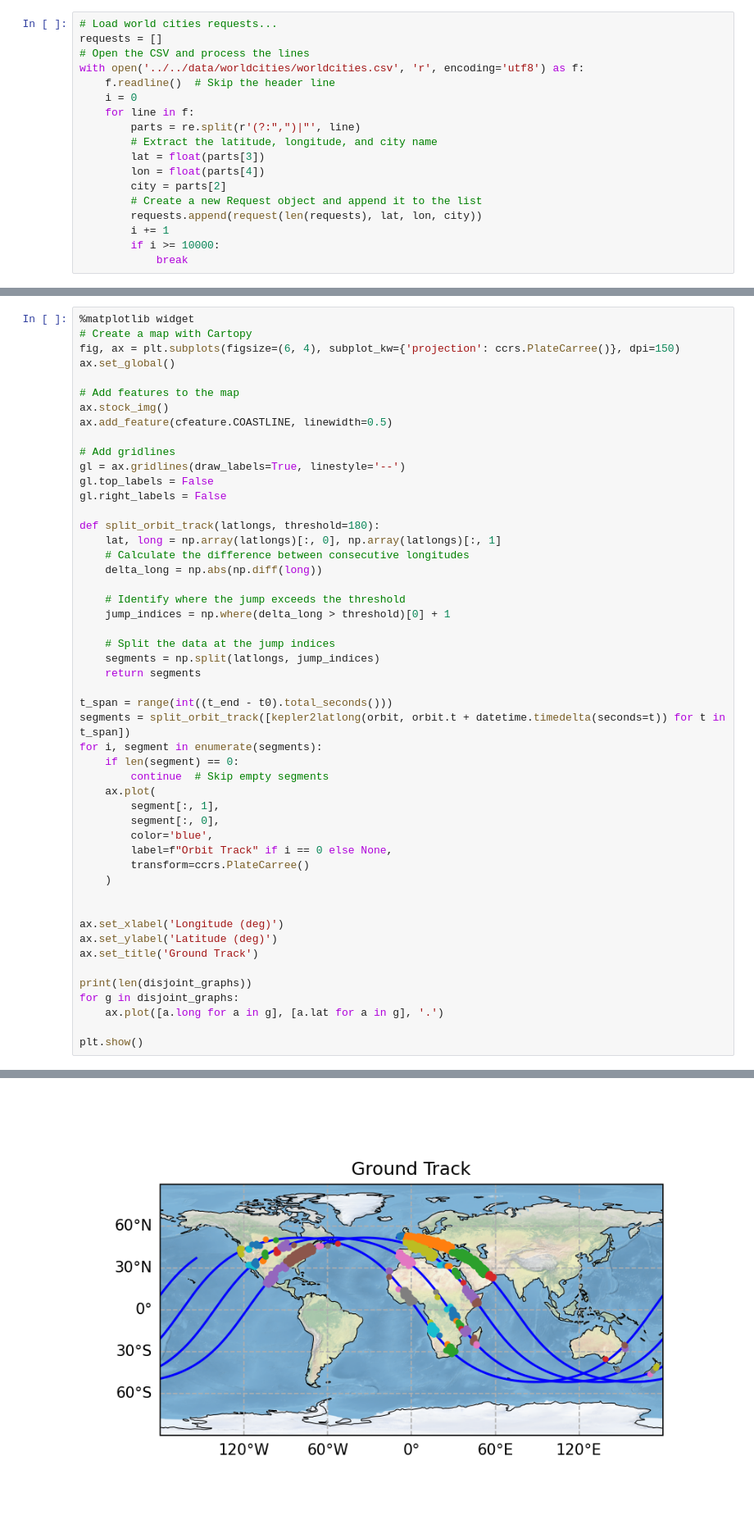
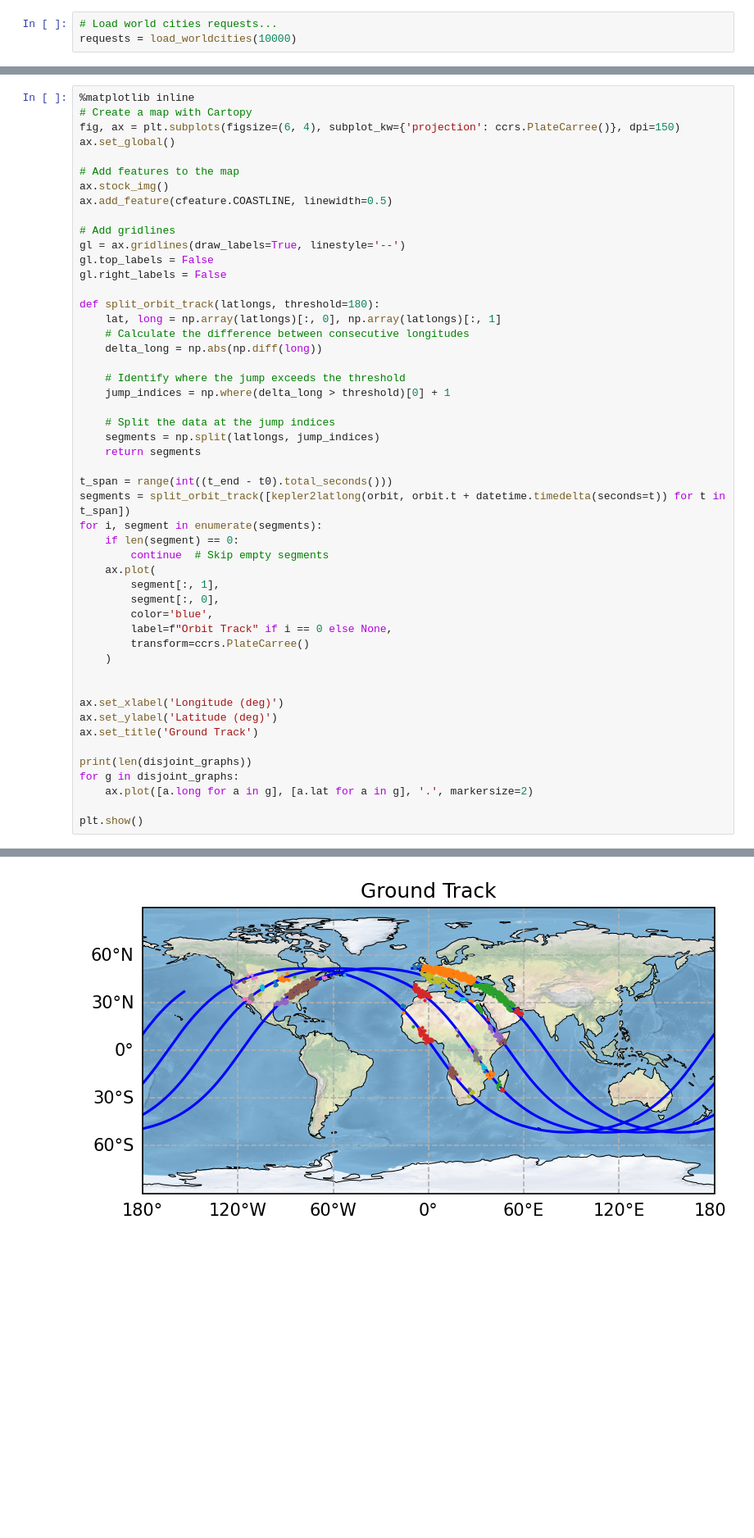
Before and after one commit to Shreeyam/phd_code, a Jupyter notebook: notebooks/exploration/cut_vertex.ipynb, the cells around one changed output, grey strips where cells are left out. Shown at 82% size. Drawn from its saved outputs; the diff is of its cells as text; blank space fills up the shorter version.

```diff
--- a/notebooks/exploration/cut_vertex.ipynb
+++ b/notebooks/exploration/cut_vertex.ipynb
@@ -22,24 +17,9 @@ from schedulers import *
 
 %load_ext autoreload
 %autoreload 2
-# %%
-# Load world cities requests...
-requests = []
-# Open the CSV and process the lines
-with open('../../data/worldcities/worldcities.csv', 'r', encoding='utf8') as f:
-    f.readline()  # Skip the header line
-    i = 0
-    for line in f:
-        parts = re.split(r'(?:",")|"', line)
-        # Extract the latitude, longitude, and city name
-        lat = float(parts[3])
-        lon = float(parts[4])
-        city = parts[2]
-        # Create a new Request object and append it to the list
-        requests.append(request(len(requests), lat, lon, city))
-        i += 1
-        if i >= 10000:
-            break
+# %%
+# Load world cities requests...
+requests = load_worldcities(10000)
 # %%
 h = 400
 t0 = datetime.datetime(2024, 1, 1, 12, 0, 0)
@@ -135,7 +115,7 @@ for i, access in tqdm(enumerate(accesses)):
 
 disjoint_graphs.append(accesses[i_last_cut:])
 # %%
-%matplotlib widget
+%matplotlib inline
 # Create a map with Cartopy
 fig, ax = plt.subplots(figsize=(6, 4), subplot_kw={'projection': ccrs.PlateCarree()}, dpi=150)
 ax.set_global()
@@ -181,7 +161,7 @@ ax.set_title('Ground Track')
 
 print(len(disjoint_graphs))
 for g in disjoint_graphs:
-    ax.plot([a.long for a in g], [a.lat for a in g], '.')
+    ax.plot([a.long for a in g], [a.lat for a in g], '.', markersize=2)
 
 plt.show()
 # %% [output]
@@ -189,4 +169,4 @@ plt.show()
-[figure, old version]
+[figure, new version]
 # %% [markdown]
 # Decide if there is a minimum graph size that makes sense that is best for optimization
 # %%
```
Also changed, not shown: parts of 3 cells of this notebook, 36 other files.
